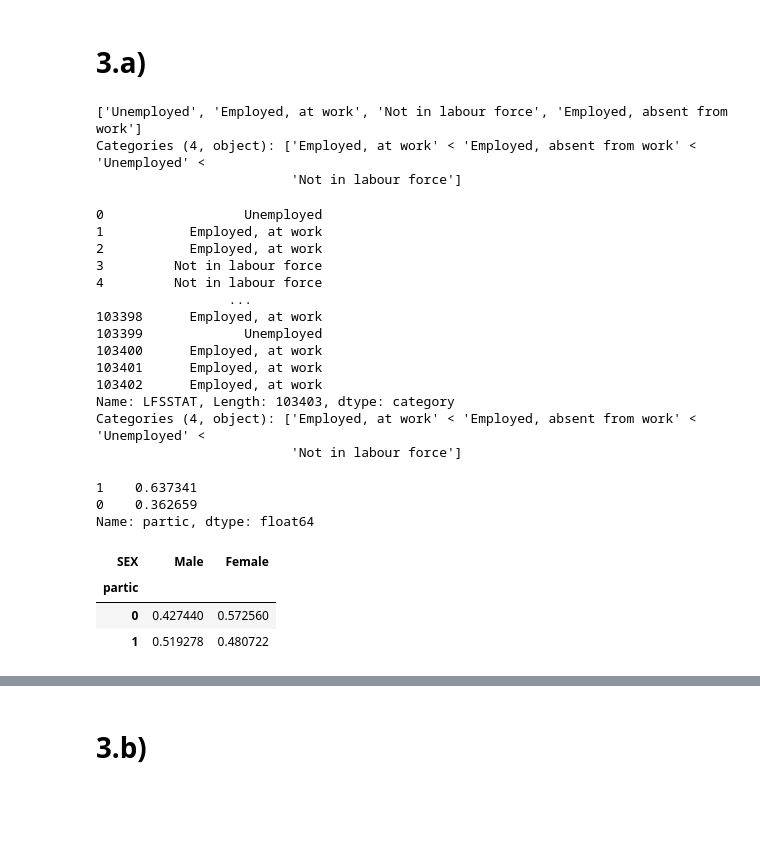
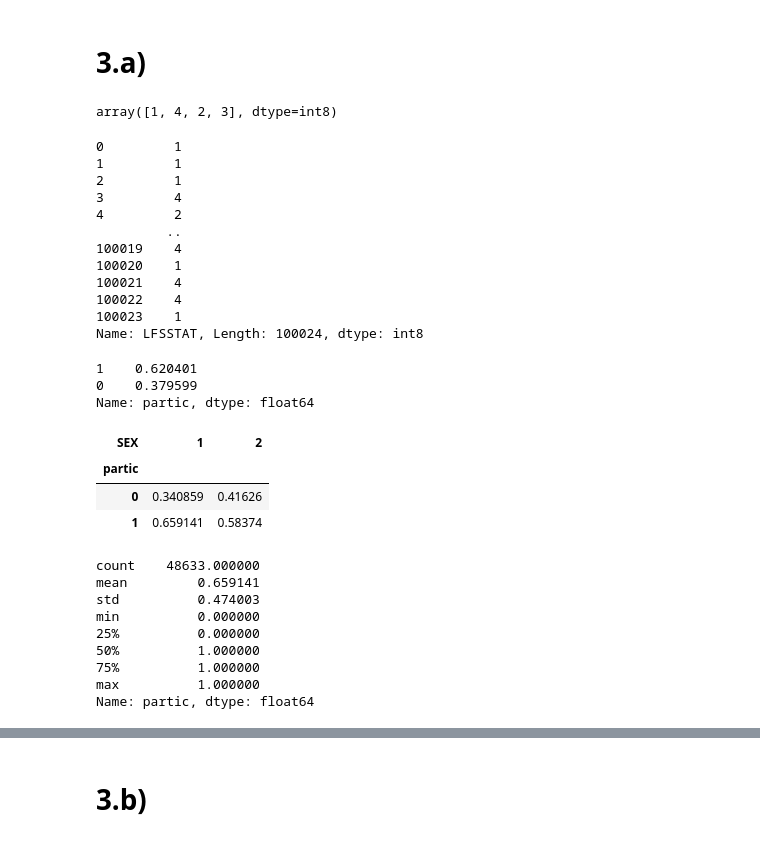
Before and after one commit to havaledar/ECON3740_F23, a Jupyter notebook: Lab_9_Python.ipynb, the cells around one changed output, grey strips where cells are left out. Saved outputs shown, nothing was run; the diff lists cells and outputs as text; code cells hidden in the pictures; blank space fills up the shorter version.

```diff
--- a/Lab_9_Python.ipynb
+++ b/Lab_9_Python.ipynb
@@ -23,40 +25,38 @@ df = pd.read_stata('https://raw.githubusercontent.com/havaledar/ECON3740/main/LF
+# %%
+dfv = pd.read_stata('LFS-71M0001-E-2023-April_F1.dta', convert_categoricals=False)
 # %% [markdown]
 # 3.a)
 # %%
-dfl['LFSSTAT'].unique()
+dfv['LFSSTAT'].unique()
 # %% [output]
-['Unemployed', 'Employed, at work', 'Not in labour force', 'Employed, absent from work']
-Categories (4, object): ['Employed, at work' < 'Employed, absent from work' < 'Unemployed' <
-                         'Not in labour force']
+array([1, 4, 2, 3], dtype=int8)
 # %%
-dfl['partic'] = (dfl['LFSSTAT'] != 'Not in labour force').astype(int)
+dfv['partic'] = (dfv['LFSSTAT'] <=3).astype(int)
 # %%
-dfl['LFSSTAT']
+dfv['LFSSTAT']
 # %% [output]
-0                  Unemployed
-1           Employed, at work
-2           Employed, at work
-3         Not in labour force
-4         Not in labour force
-                 ...
-103398      Employed, at work
-103399             Unemployed
-103400      Employed, at work
-103401      Employed, at work
-103402      Employed, at work
-Name: LFSSTAT, Length: 103403, dtype: category
-Categories (4, object): ['Employed, at work' < 'Employed, absent from work' < 'Unemployed' <
-                         'Not in labour force']
+0         1
+1         1
+2         1
+3         4
+4         2
+         ..
+100019    4
+100020    1
+100021    4
+100022    4
+100023    1
+Name: LFSSTAT, Length: 100024, dtype: int8
 # %%
-dfl['partic'].value_counts(normalize=True)
+dfv['partic'].value_counts(normalize=True)
 # %% [output]
-1    0.637341
-0    0.362659
+1    0.620401
+0    0.379599
 Name: partic, dtype: float64
 # %%
-pd.crosstab(dfl['partic'], dfl['SEX'], normalize=0)
+pd.crosstab(dfv['partic'], dfv['SEX'], normalize=1)
 # %% [output]
-| SEX | Male | Female |
+| SEX | 1 | 2 |
 | partic |  |  |
-| 0 | 0.427440 | 0.572560 |
-| 1 | 0.519278 | 0.480722 |
+| 0 | 0.340859 | 0.41626 |
+| 1 | 0.659141 | 0.58374 |
@@ -62,0 +69,12 @@ pd.crosstab(dfl['partic'], dfl['SEX'], normalize=0)
+# %%
+dm['partic'].describe()
+# %% [output]
+count    48633.000000
+mean         0.659141
+std          0.474003
+min          0.000000
+25%          0.000000
+50%          1.000000
+75%          1.000000
+max          1.000000
+Name: partic, dtype: float64
```
Also changed, not shown: parts of 18 cells of this notebook.
